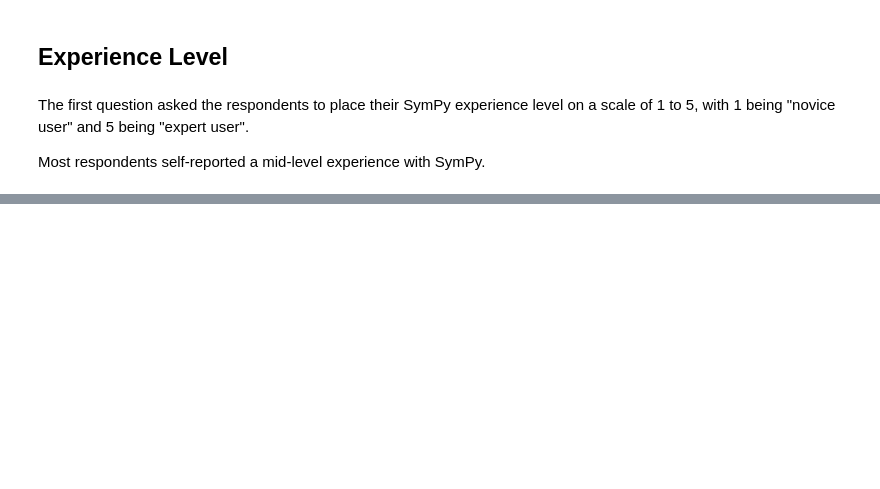
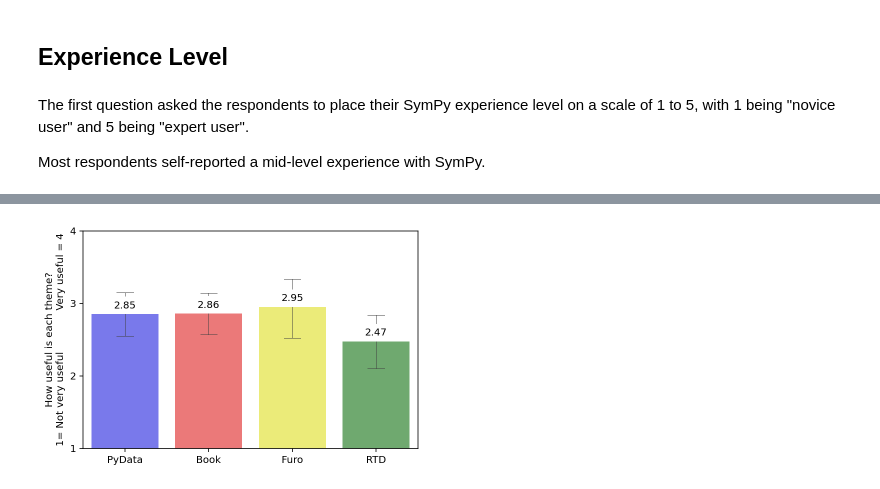
Before and after one commit to sympy/sympy-docs-survey, a Jupyter notebook: analysis.ipynb, the cells around one changed output, grey strips where cells are left out. Saved outputs shown, nothing was run; the diff lists cells and outputs as text; code cells hidden in the pictures; blank space fills up the shorter version.

```diff
--- a/analysis.ipynb
+++ b/analysis.ipynb
@@ -30,4 +43,4 @@ set_matplotlib_formats('retina')
 
 %matplotlib inline
 # %%
-df = pandas.read_csv('responses.csv')
+df = pandas.read_csv('theme-responses.csv')
@@ -157,0 +114,50 @@ The answers to these questions are not shown here because the survey stated "All
+# %%
+# So seaborn can automatically plot standard deviations as error bars,
+# combine all ratings into one column, paired with theme
+all_themes = []
+for theme in themes:
+    this_theme = [theme] * n_responses
+    all_themes += this_theme
+
+all_ratings = []
+for col in rating_cols:
+    this_theme_ratings = list(df[col])
+    all_ratings += this_theme_ratings
+
+df_combined = pandas.DataFrame(list(zip(all_themes, all_ratings)), columns = ['theme', 'rating'])
+# %%
+rating_min = 1
+rating_max = 4
+num_bins = rating_max - rating_min + 1
+rating_values = range(rating_min, rating_max + 1)
+
+t = seaborn.barplot(
+    data=df_combined,
+    x="theme",
+    y="rating",
+    capsize=0.2,
+    errwidth=0.5,
+    palette=theme_colors,
+    alpha=.6,
+)
+t.set_yticks(rating_values)
+t.bar_label(
+    t.containers[0],
+    # label_type = 'center',
+    fmt='%.2f',
+    padding = 4,
+    bbox=dict(
+        fc = "white",
+        lw = 0,
+    )
+)
+
+y_label = f"How useful is each theme?\n{rating_min}"
+y_label += "= Not very useful" + "             " + f"Very useful = {rating_max}"
+
+t.set(xlabel='', ylabel=y_label)
+t.set(ylim=(rating_min,rating_max))
+
+t.grid(False)
+# %% [output]
+[figure, added]
```
Also changed, not shown: parts of 37 cells of this notebook, 4 other files.
